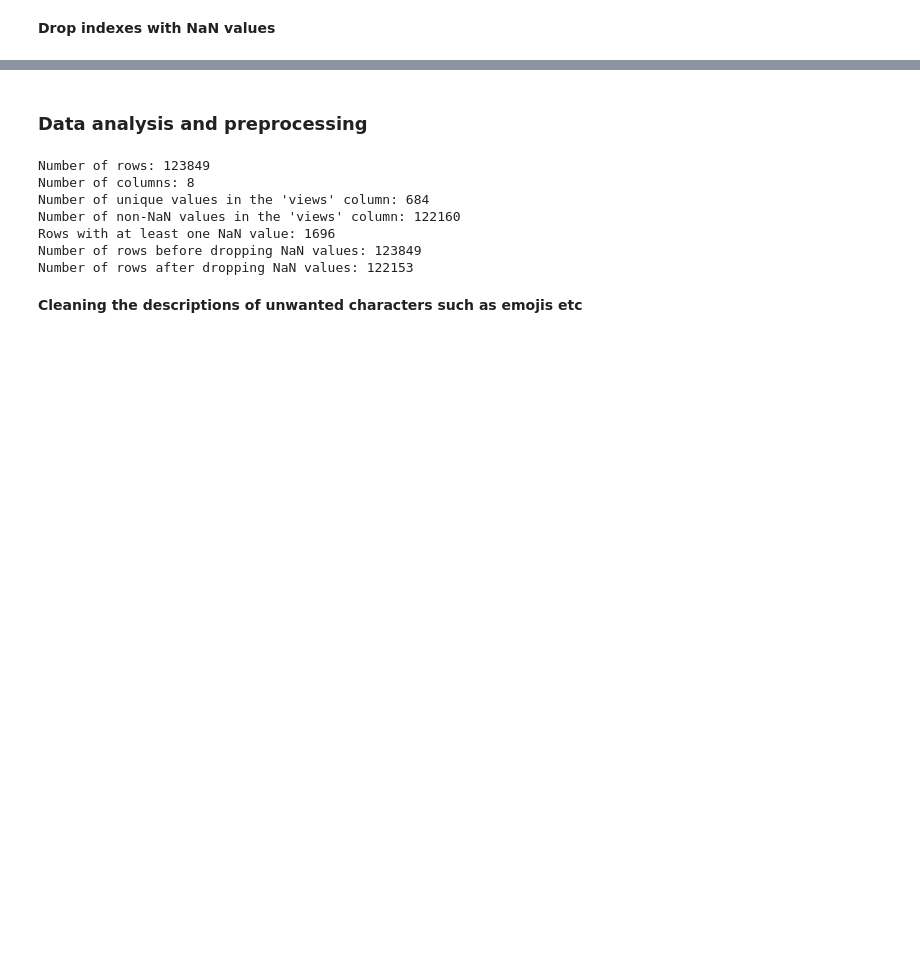
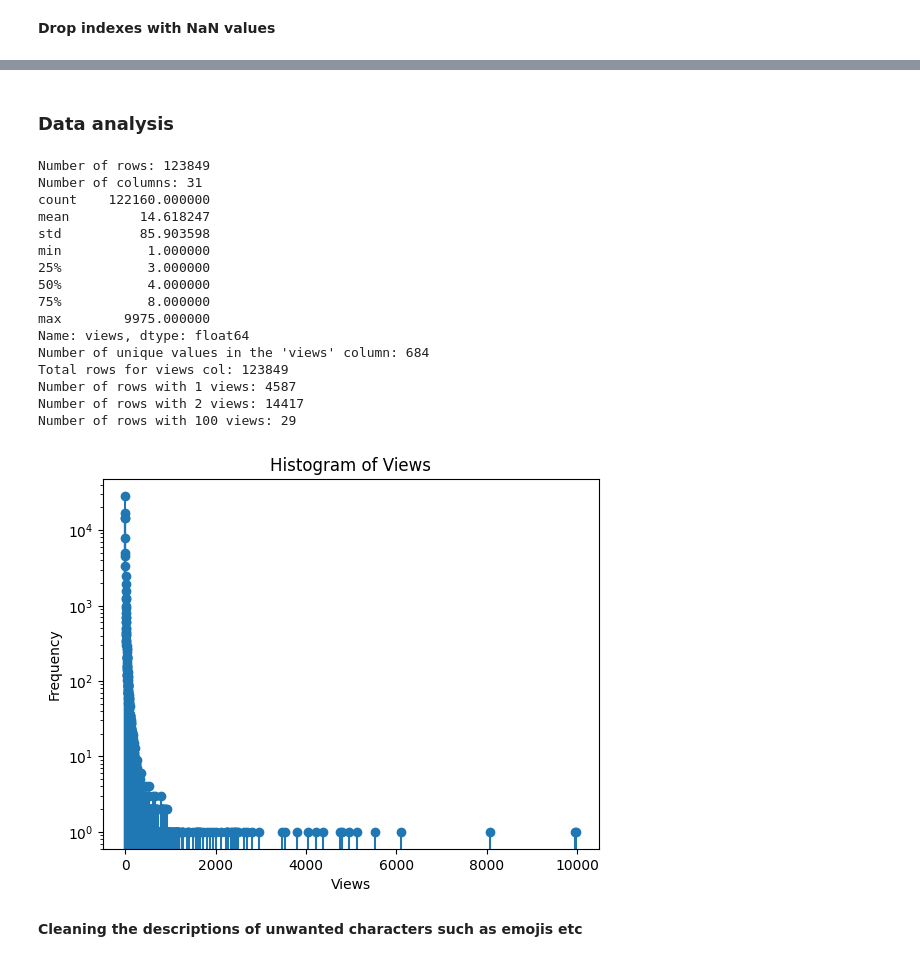
Before and after one commit to gabcal07/NLP_Linkedin_offers, a Jupyter notebook: models/src/regression/preprocess_useful_datasets.ipynb, the cells around one changed output, grey strips where cells are left out. Drawn from its saved outputs; the diff is of its cells as text; code cells hidden in the pictures; blank space fills up the shorter version.

```diff
--- a/models/src/regression/preprocess_useful_datasets.ipynb
+++ b/models/src/regression/preprocess_useful_datasets.ipynb
@@ -26,43 +101,63 @@ postings_df = pd.read_csv(postings_path, usecols=["job_id", "company_name", "com
 # %% [markdown]
-### Data analysis and preprocessing
+### Data analysis
 # %%
+
+
 # Quick overview of the dataset
 print(f"Number of rows: {postings_df.shape[0]}")
 print(f"Number of columns: {postings_df.shape[1]}")
+
+# display basic statistics on useful columns
+# for col in useful_cols:
+#     print(f"{col}: {postings_df[col].dtype}")
+#     print(f"Statistics for {col}:")
+#     print(postings_df[col].describe())
+#     print()
+
+# postings_df["views"] = postings_df["views"].astype("Int64", errors="raise")
 
 # Display the first few rows of the DataFrame
 # print(postings_df.head())
 # print(postings_df["description"][0])
 
-# print number of unique values for views column
-unique_views = postings_df["views"].nunique()
-print(f"Number of unique values in the 'views' column: {unique_views}")
+print(postings_df["views"].describe())
+print(f"Number of unique values in the 'views' column: {postings_df["views"].nunique()}")
+print("Total rows for views col:", len(postings_df["views"]))
+print("Number of rows with 1 views:", len(postings_df[postings_df["views"] == 1]))
+print("Number of rows with 2 views:", len(postings_df[postings_df["views"] == 2]))
+print("Number of rows with 100 views:", len(postings_df[postings_df["views"] == 100]))
 
-not_nan = postings_df["views"].notna()
-print(f"Number of non-NaN values in the 'views' column: {not_nan.sum()}")
+unique, counts = np.unique(postings_df["views"], return_counts=True)
 
+# Histogram of the views column log, limit x-axis to 1000
+# plt.hist(postings_df["views"], bins=2, log=False)
+# plt.xlim(0, 10)
 
-
-# Set zip_code column type to int
-# postings_df["zip_code"] = postings_df["zip_code"].astype("Int64", errors="raise")
-
-
-# Count rows where any of these columns is NaN
-rows_with_any_nan = postings_df[["description", "views"]].isna().any(axis=1).sum()
-print(f"Rows with at least one NaN value: {rows_with_any_nan}")
-
-# drop rows with NaN values in specific columns
-print(f"Number of rows before dropping NaN values: {postings_df.shape[0]}")
-postings_df.dropna(subset=["description", "views"], inplace=True)
-print(f"Number of rows after dropping NaN values: {postings_df.shape[0]}")
+plt.stem(unique, counts)
+plt.xlim(0, 10000)
+plt.xlabel("Views")
+plt.ylabel("Frequency")
+plt.yscale("log")
+plt.title("Histogram of Views")
+plt.show()
 # %% [output]
 Number of rows: 123849
-Number of columns: 8
+Number of columns: 31
+count    122160.000000
+mean         14.618247
+std          85.903598
+min           1.000000
+25%           3.000000
+50%           4.000000
+75%           8.000000
+max        9975.000000
+Name: views, dtype: float64
 Number of unique values in the 'views' column: 684
-Number of non-NaN values in the 'views' column: 122160
-Rows with at least one NaN value: 1696
-Number of rows before dropping NaN values: 123849
-Number of rows after dropping NaN values: 122153
+Total rows for views col: 123849
+Number of rows with 1 views: 4587
+Number of rows with 2 views: 14417
+Number of rows with 100 views: 29
+[figure, added]
 # %% [markdown]
 **Cleaning the descriptions of unwanted characters such as emojis etc**
 # %%
```
Also changed, not shown: parts of 4 cells of this notebook.
